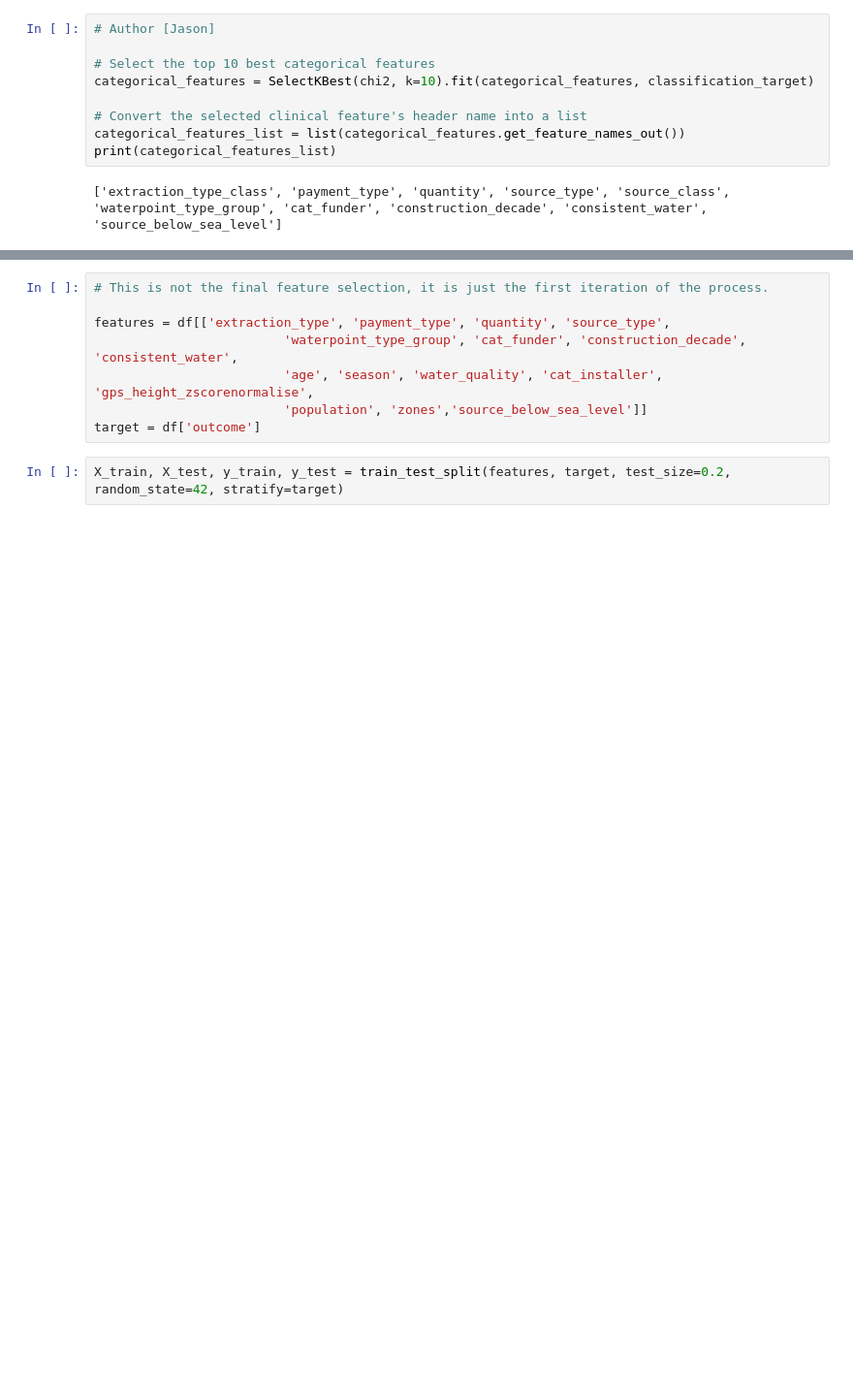
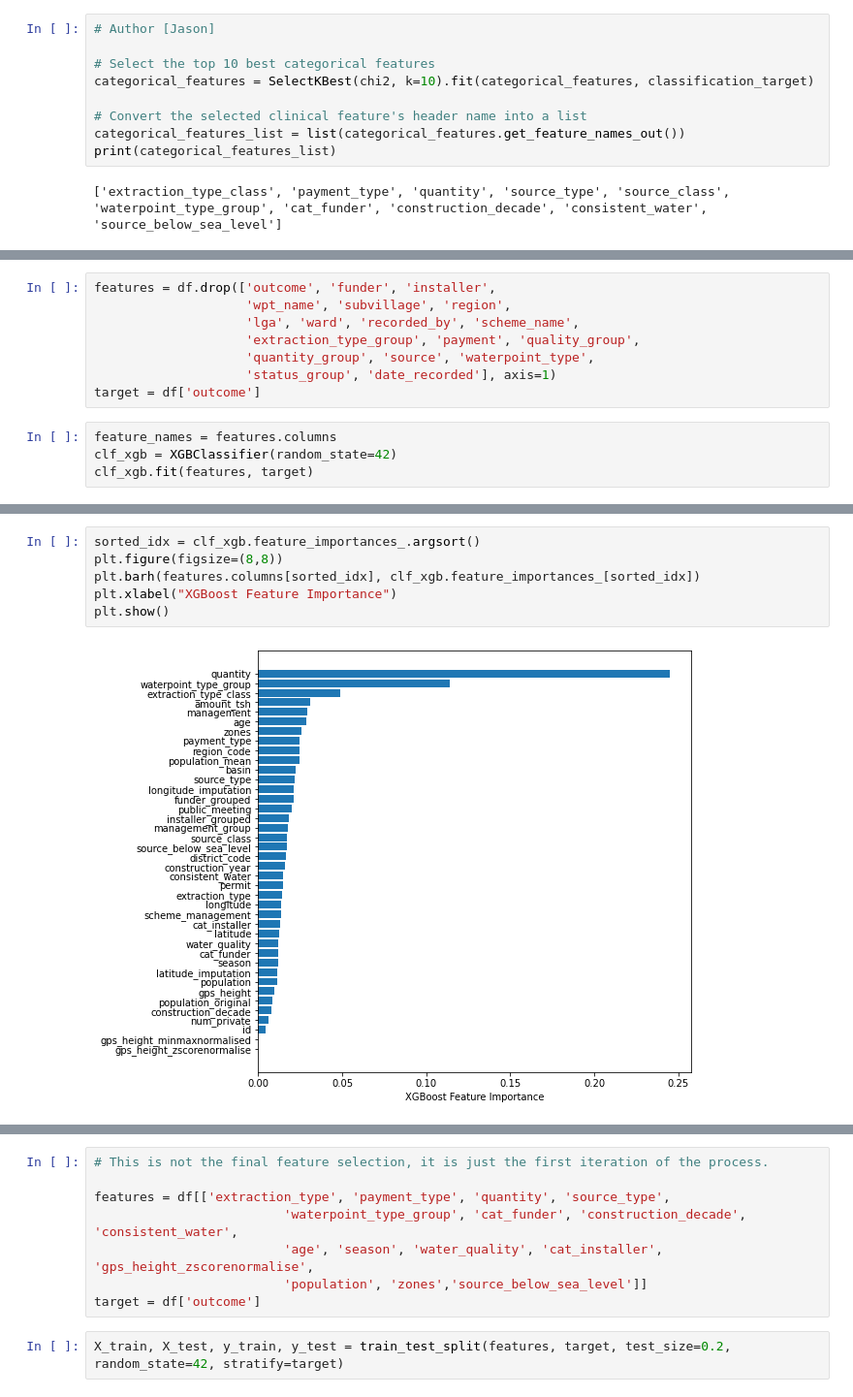
Before and after one commit to JasonErwin/dma-project, a Jupyter notebook: EDA_AND_Modelling.ipynb, the cells around one changed output, grey strips where cells are left out. Shown at 97% size. Saved outputs shown, nothing was run; the diff lists cells and outputs as text; blank space fills up the shorter version.

```diff
--- a/EDA_AND_Modelling.ipynb
+++ b/EDA_AND_Modelling.ipynb
@@ -247,0 +251,12 @@ In terms of continous variables, we know that `gps_height_*normalized` has a hig
+# %%
+features = df.drop(['outcome', 'funder', 'installer',
+                    'wpt_name', 'subvillage', 'region',
+                    'lga', 'ward', 'recorded_by', 'scheme_name',
+                    'extraction_type_group', 'payment', 'quality_group',
+                    'quantity_group', 'source', 'waterpoint_type',
+                    'status_group', 'date_recorded'], axis=1)
+target = df['outcome']
+# %%
+feature_names = features.columns
+clf_xgb = XGBClassifier(random_state=42)
+clf_xgb.fit(features, target)
@@ -247,0 +274,8 @@ In terms of continous variables, we know that `gps_height_*normalized` has a hig
+# %%
+sorted_idx = clf_xgb.feature_importances_.argsort()
+plt.figure(figsize=(8,8))
+plt.barh(features.columns[sorted_idx], clf_xgb.feature_importances_[sorted_idx])
+plt.xlabel("XGBoost Feature Importance")
+plt.show()
+# %% [output]
+[figure, added]
```
Also changed, not shown: parts of 98 cells of this notebook, 1 other file.
